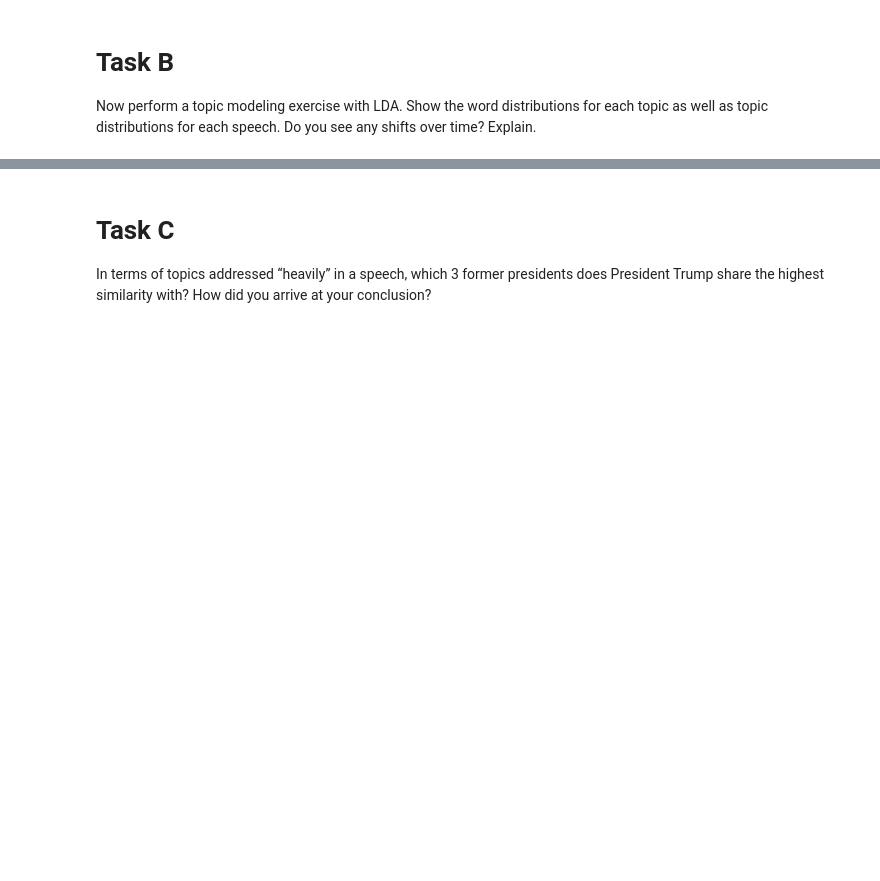
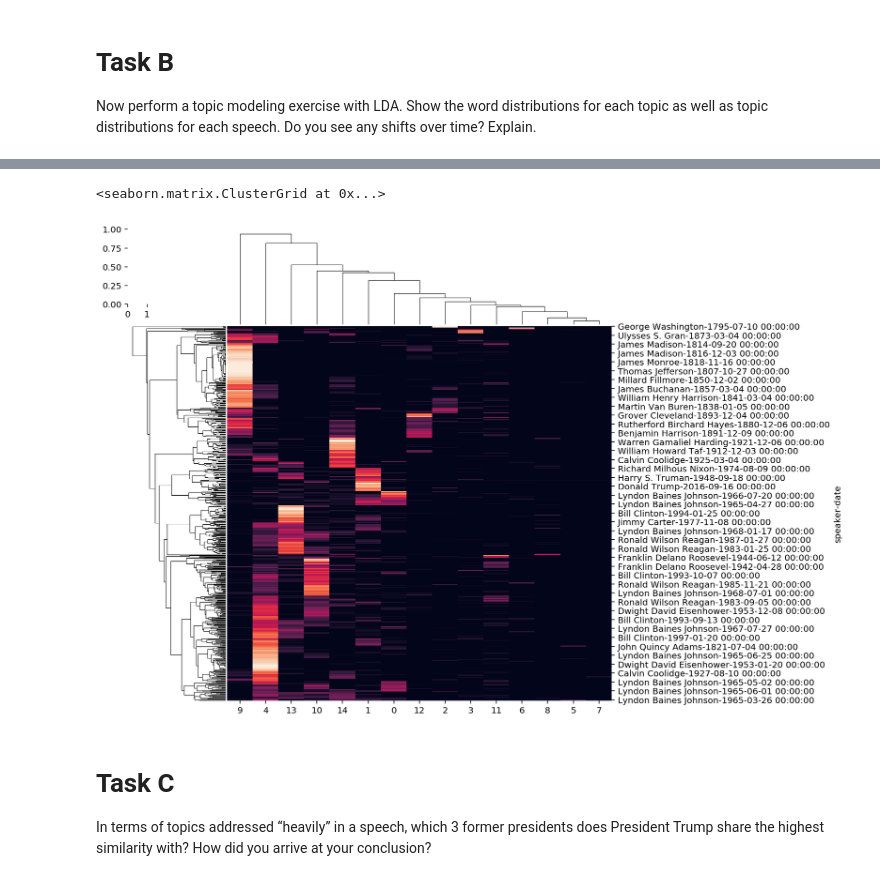
Before and after one commit to JakeTheWise/socialitics, a Jupyter notebook: proj2/jake.ipynb, the cells around one changed output, grey strips where cells are left out. Cells and saved outputs as stored; diff of their text form; code cells hidden in the pictures; blank space fills up the shorter version.

Commit message:
added clustermap

```diff
--- a/proj2/jake.ipynb
+++ b/proj2/jake.ipynb
@@ -61,3 +63,9 @@ pd.DataFrame(topic_words).T
+# %%
+import matplotlib.pyplot as plt, seaborn as sns
+sns.clustermap(pd.DataFrame(pipe.transform(speeches.text), index=speeches.index), cbar=False)
+# %% [output]
+<seaborn.matrix.ClusterGrid at 0x...>
+[figure, added]
 # %% [markdown]
 # Task C
 In terms of topics addressed “heavily” in a speech, which 3 former presidents does President Trump share the highest similarity with? How did you arrive at your conclusion?
```
Also changed, not shown: parts of 5 cells of this notebook.
